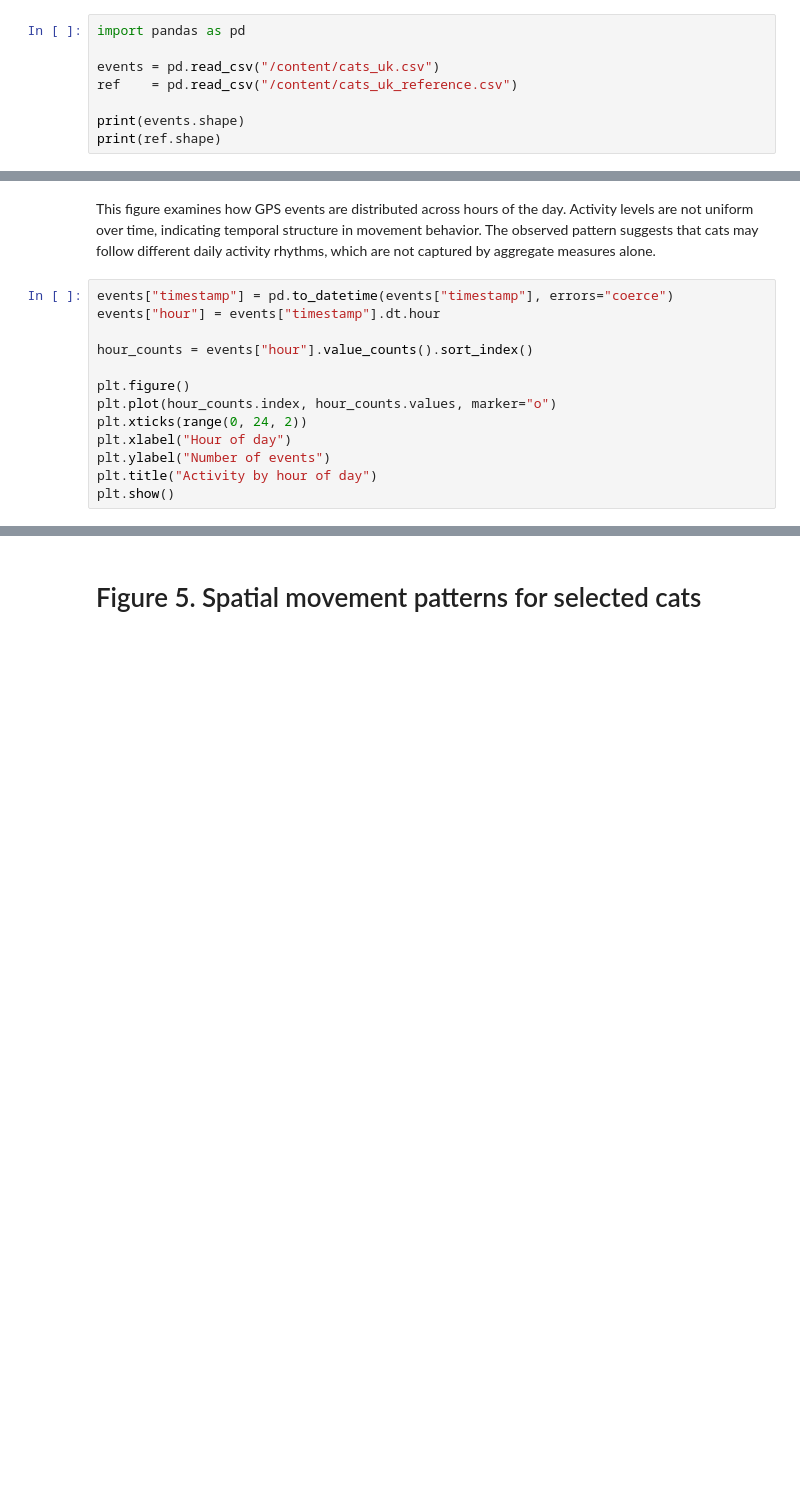
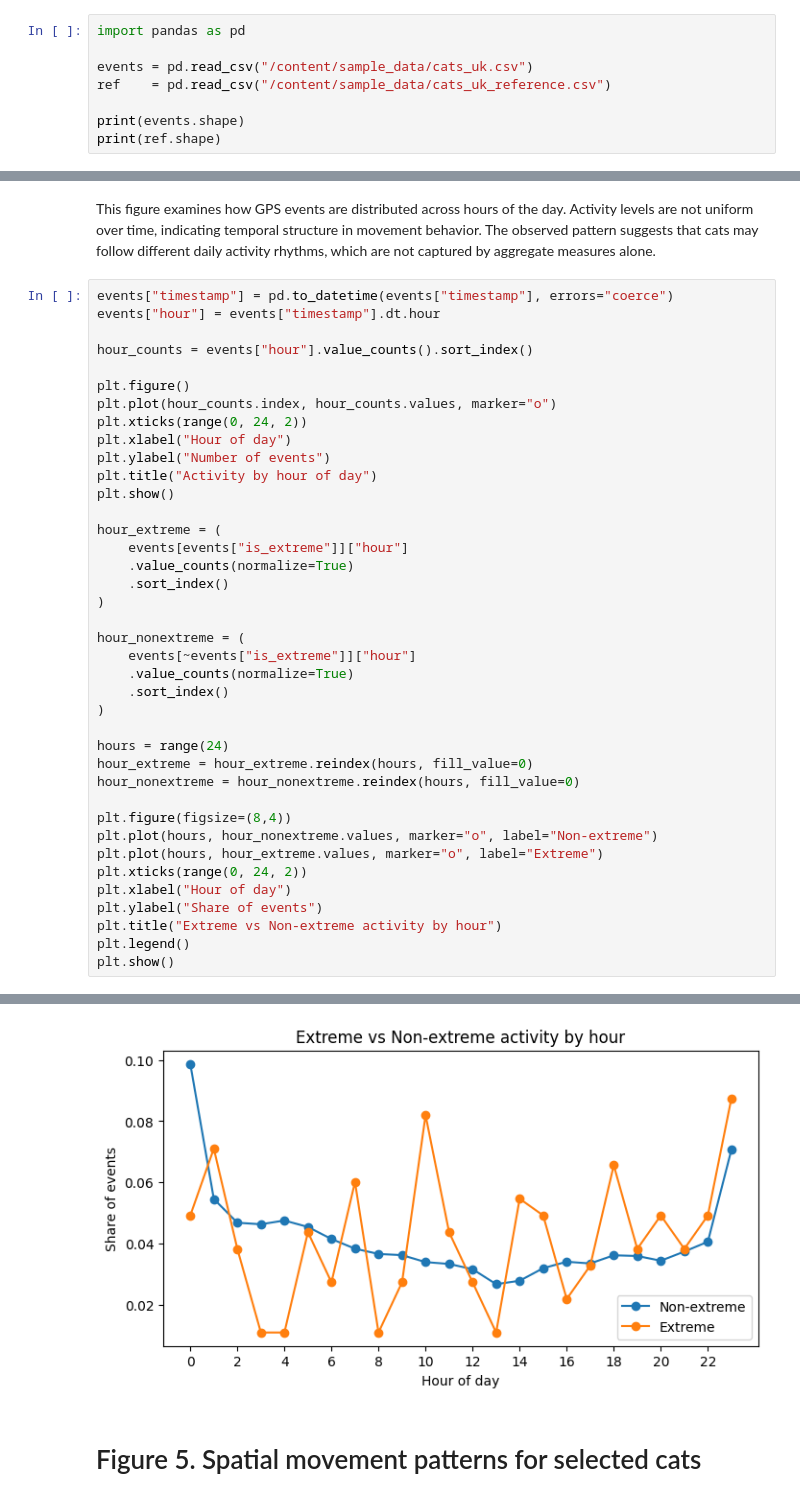
Before and after one commit to yinyue31/BA820-Team6-Project, a Jupyter notebook: BA820_Team6_EDA_Pet_Cats_UK.ipynb, the cells around one changed output, grey strips where cells are left out. Cells and saved outputs as stored; diff of their text form; blank space fills up the shorter version.

```diff
--- a/BA820_Team6_EDA_Pet_Cats_UK.ipynb
+++ b/BA820_Team6_EDA_Pet_Cats_UK.ipynb
@@ -15,8 +14,8 @@ print(os.listdir("/content"))
 # %%
 import pandas as pd
 
-events = pd.read_csv("/content/cats_uk.csv")
-ref    = pd.read_csv("/content/cats_uk_reference.csv")
+events = pd.read_csv("/content/sample_data/cats_uk.csv")
+ref    = pd.read_csv("/content/sample_data/cats_uk_reference.csv")
 
 print(events.shape)
 print(ref.shape)
@@ -132,18 +146,45 @@ The observed pattern suggests that cats may follow different daily activity rhyt
 # %%
 events["timestamp"] = pd.to_datetime(events["timestamp"], errors="coerce")
 events["hour"] = events["timestamp"].dt.hour
 
 hour_counts = events["hour"].value_counts().sort_index()
 
 plt.figure()
 plt.plot(hour_counts.index, hour_counts.values, marker="o")
 plt.xticks(range(0, 24, 2))
 plt.xlabel("Hour of day")
 plt.ylabel("Number of events")
 plt.title("Activity by hour of day")
 plt.show()
+
+hour_extreme = (
+    events[events["is_extreme"]]["hour"]
+    .value_counts(normalize=True)
+    .sort_index()
+)
+
+hour_nonextreme = (
+    events[~events["is_extreme"]]["hour"]
+    .value_counts(normalize=True)
+    .sort_index()
+)
+
+hours = range(24)
+hour_extreme = hour_extreme.reindex(hours, fill_value=0)
+hour_nonextreme = hour_nonextreme.reindex(hours, fill_value=0)
+
+plt.figure(figsize=(8,4))
+plt.plot(hours, hour_nonextreme.values, marker="o", label="Non-extreme")
+plt.plot(hours, hour_extreme.values, marker="o", label="Extreme")
+plt.xticks(range(0, 24, 2))
+plt.xlabel("Hour of day")
+plt.ylabel("Share of events")
+plt.title("Extreme vs Non-extreme activity by hour")
+plt.legend()
+plt.show()
 # %% [output]
 [figure]
+[figure, added]
 # %% [markdown]
 # Figure 5. Spatial movement patterns for selected cats
 # %% [markdown]
```
Also changed, not shown: parts of 5 cells of this notebook.
